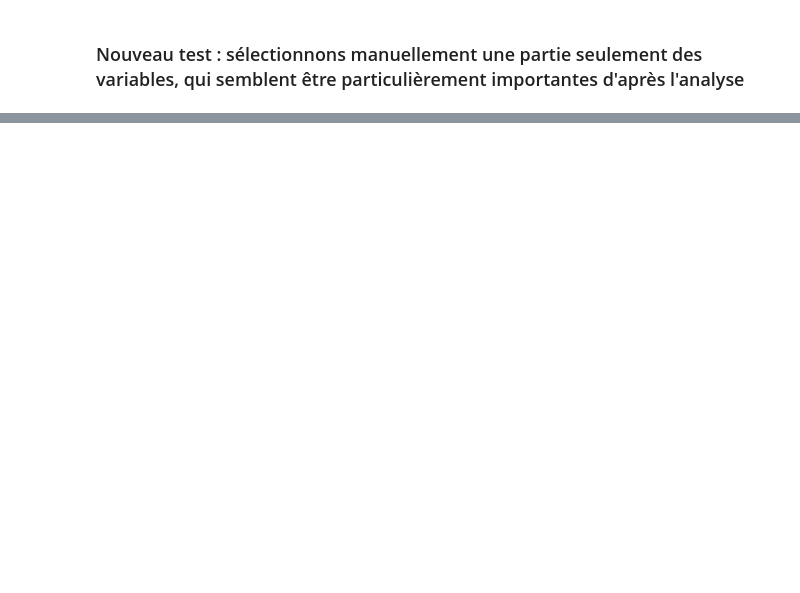
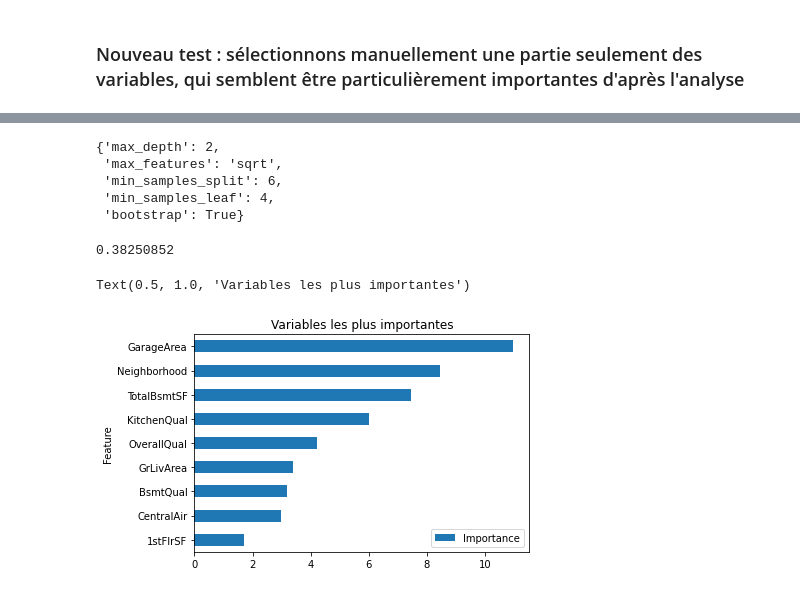
Before and after one commit to ManonYG/Projet8, a Jupyter notebook: Projet8.2.ipynb, the cells around one changed output, grey strips where cells are left out. Cells and saved outputs as stored; diff of their text form; code cells hidden in the pictures; blank space fills up the shorter version.

Commit message:
Moins de variables

```diff
--- a/Projet8.2.ipynb
+++ b/Projet8.2.ipynb
@@ -328,0 +332,8 @@ imp_vars = ["OverallQual", "YearBuilt", "YearRemodAdd", "BsmtFinSF1",
+# %%
+study = optuna.create_study(direction='minimize')
+study.optimize(lambda trial: objective(trial, train2, test2), n_trials=100)
+
+trial = study.best_trial
+
+print('RMSE: {}'.format(trial.value))
+print("Best hyperparameters: {}".format(trial.params))
@@ -328,0 +362,37 @@ imp_vars = ["OverallQual", "YearBuilt", "YearRemodAdd", "BsmtFinSF1",
+# %%
+trial.params
+# %% [output]
+{'max_depth': 2,
+ 'max_features': 'sqrt',
+ 'min_samples_split': 6,
+ 'min_samples_leaf': 4,
+ 'bootstrap': True}
+# %%
+param = {
+    "objective": "reg:squarederror",
+    "eval_metric": "rmse",
+    "n_estimators": 1000,
+    'max_depth': 2,
+    'max_features': 'sqrt',
+    'min_samples_split': 6,
+    'min_samples_leaf': 4,
+    'bootstrap': True
+    }
+
+bst = xgb.train(param, train2)
+# %%
+p = bst.predict(test2)
+sklearn.metrics.mean_squared_error(test1.get_label(), p, squared=False)
+# %% [output]
+0.38250852
+# %%
+imp = bst.get_score(importance_type='gain')
+# %%
+imp_df = pd.DataFrame(list(zip(imp.values(), list(imp.keys()))),
+                      columns=["Importance", "Feature"])
+# %%
+imp_df.sort_values("Importance").set_index("Feature")[0:20].plot(kind="barh")
+plt.title("Variables les plus importantes")
+# %% [output]
+Text(0.5, 1.0, 'Variables les plus importantes')
+[figure, added]
```
Also changed, not shown: parts of 9 cells of this notebook.
